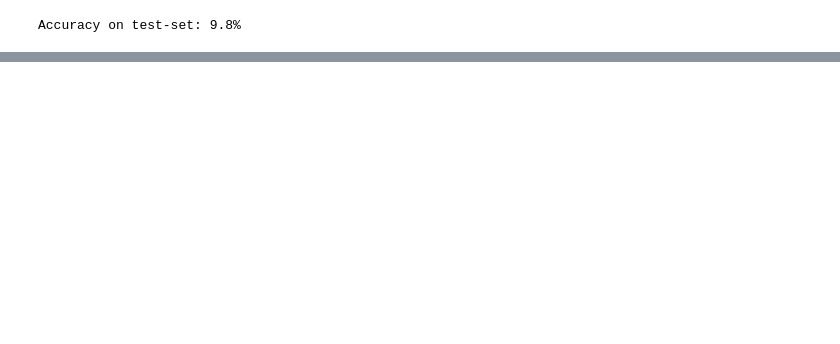
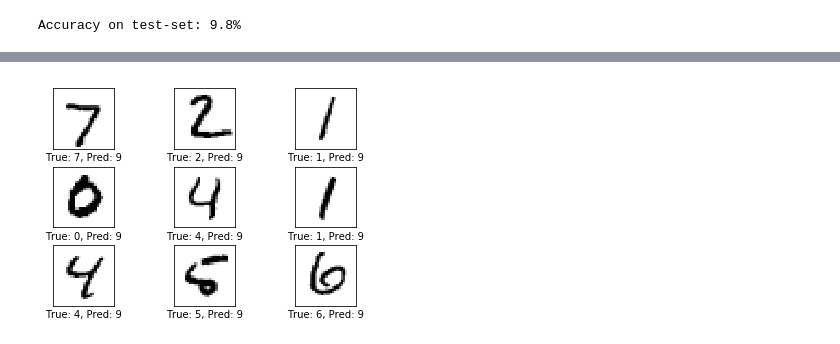
Before and after one commit to ShaunakSen/Deep-Learning, a Jupyter notebook: TensorFlow_Tutorial_01_Simple_Linear_Model.ipynb, the cells around one changed output, grey strips where cells are left out. Drawn from its saved outputs; the diff is of its cells as text; code cells hidden in the pictures; blank space fills up the shorter version.

```diff
--- a/TensorFlow_Tutorial_01_Simple_Linear_Model.ipynb
+++ b/TensorFlow_Tutorial_01_Simple_Linear_Model.ipynb
@@ -503,0 +510,4 @@ Accuracy on test-set: 91.9%
+# %%
+plot_example_errors()
+# %% [output]
+[figure, added]
```
Also changed, not shown: parts of 22 cells of this notebook.
